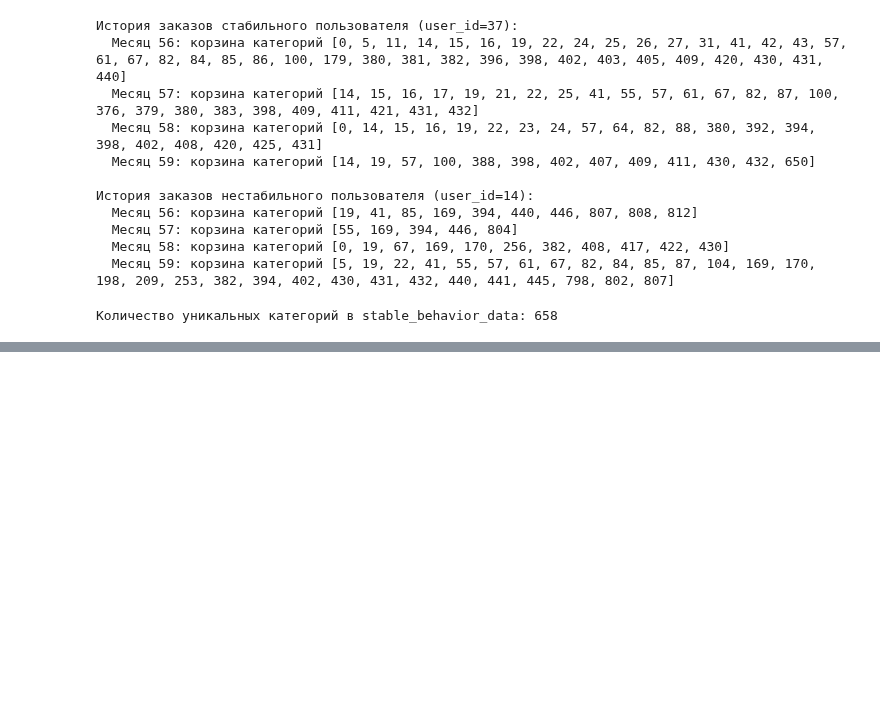
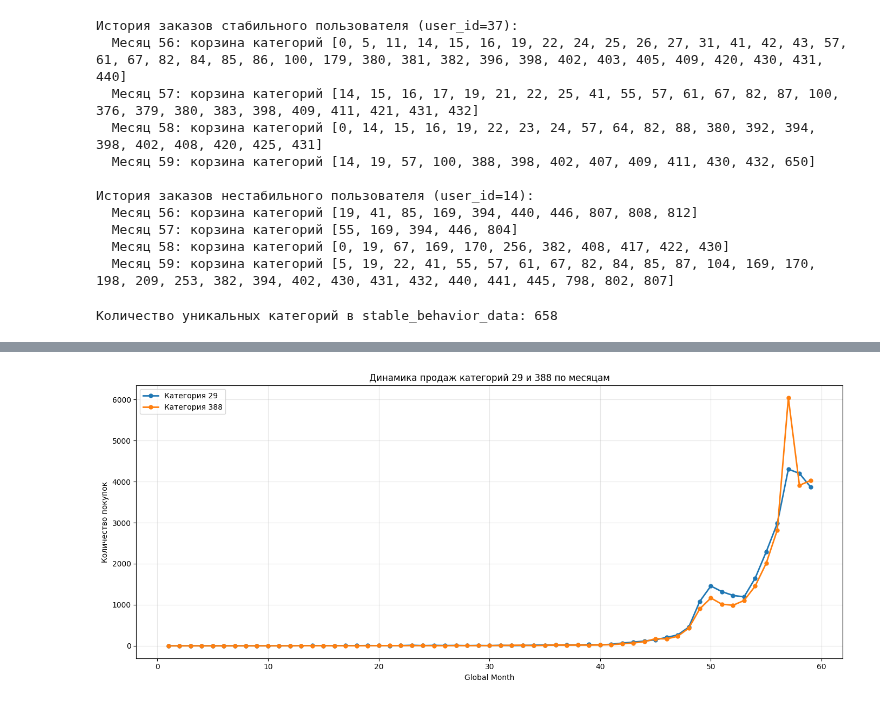
Before and after one commit to stefkong1982/netology.ru, a Jupyter notebook: Веса_Эксперементы__Часть_1.ipynb, the cells around one changed output, grey strips where cells are left out. Saved outputs shown, nothing was run; the diff lists cells and outputs as text; code cells hidden in the pictures; blank space fills up the shorter version.

```diff
--- a/Веса_Эксперементы__Часть_1.ipynb
+++ b/Веса_Эксперементы__Часть_1.ipynb
@@ -851,0 +979,3 @@ print(f"Количество уникальных категорий в stable_b
+# %%
+# 4. Расчет взвешенных значений
+df_filtered['weighted_count'] = df_filtered['count'] * df_filtered['global_month']
@@ -851,0 +1014,21 @@ print(f"Количество уникальных категорий в stable_b
+# %%
+# 6. Общее количество покупок (для сравнения)
+total_counts = df_filtered.groupby('category')['count'].sum().reindex(categories_of_interest, fill_value=0)
+
+# --- Вывод результатов ---
+print("\n" + "="*50)
+print("=== Сравнение 'свежести' категорий 29 и 388 ===")
+comparison_df = pd.DataFrame({
+    'Категория': categories_of_interest,
+    'Общие продажи': total_counts.values,
+    f'Свежесть (взвеш. сумма в мес. {last_full_month})': freshness_scores.values
+})
+print(comparison_df.to_string(index=False))
+
+# --- Подробные данные по месяцам (в строку) ---
+print("\n" + "="*50)
+print("--- Подробные данные по месяцам ---")
+for cat in categories_of_interest:
+    df_cat = df_filtered[df_filtered['category'] == cat].sort_values('global_month')
+    months_str = ", ".join([f"М{row['global_month']}:{row['count']}(взв.{row['weighted_count']})" for _, row in df_cat.iterrows()])
+    print(f"Категория {cat}: {months_str}")
@@ -851,0 +1046,22 @@ print(f"Количество уникальных категорий в stable_b
+# %%
+# --- Визуализация ---
+# 1. Динамика продаж (count)
+plt.figure(figsize=(14, 6))
+pivot_counts = df_filtered.pivot_table(index='global_month', columns='category', values='count', fill_value=0)
+# Убедимся, что все месяцы присутствуют
+all_months = range(1, last_full_month + 1)
+pivot_counts = pivot_counts.reindex(all_months, fill_value=0)
+
+for cat in categories_of_interest:
+    if cat in pivot_counts.columns:
+        plt.plot(pivot_counts.index, pivot_counts[cat], marker='o', linewidth=2, markersize=5, label=f'Категория {cat}')
+
+plt.title('Динамика продаж категорий 29 и 388 по месяцам')
+plt.xlabel('Global Month')
+plt.ylabel('Количество покупок')
+plt.legend()
+plt.grid(True, alpha=0.3)
+plt.tight_layout()
+plt.show()
+# %% [output]
+[figure, added]
```
Also changed, not shown: parts of 14 cells of this notebook.
